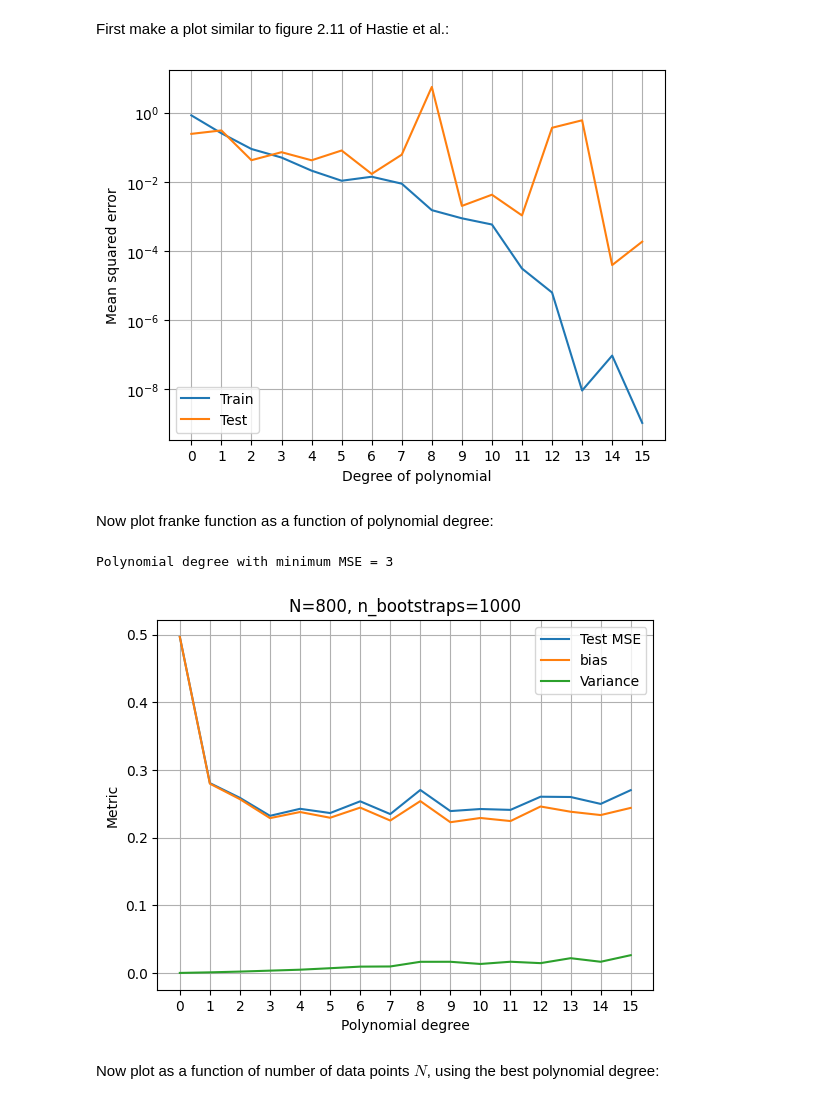
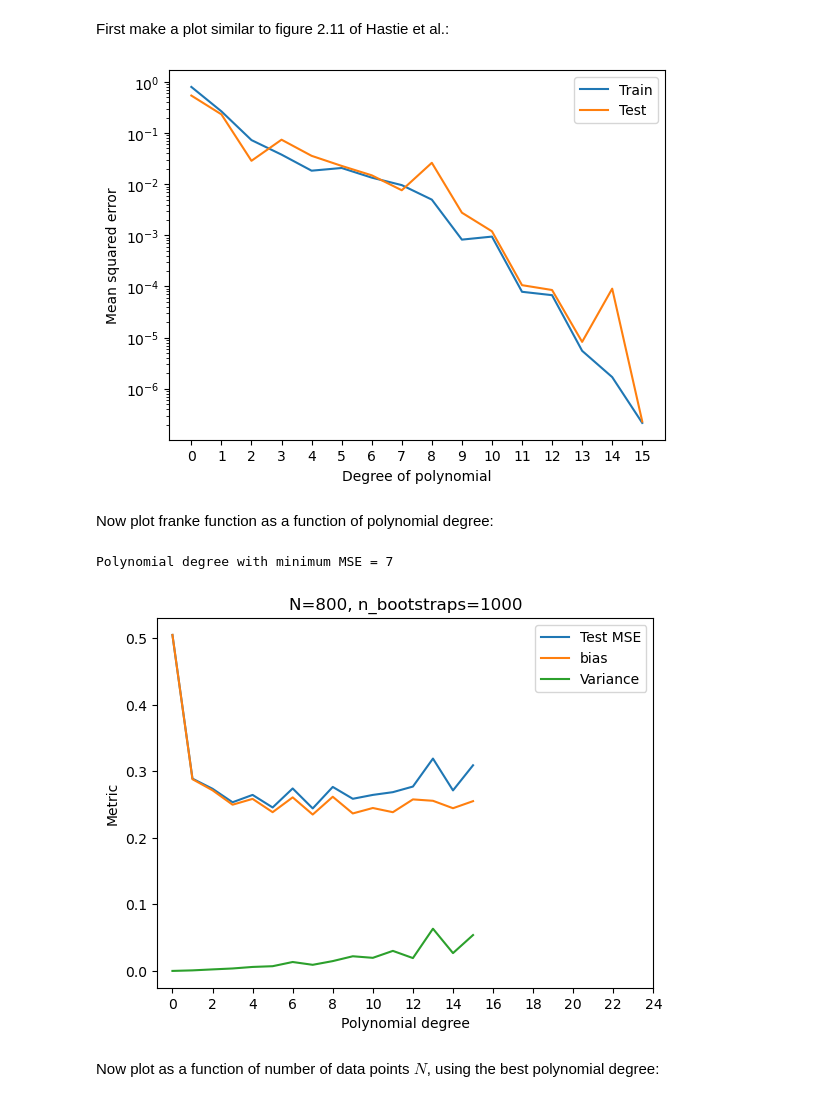
Before and after one commit to LassePladsen/FYS-STK3155-projects, a Jupyter notebook: project1/source_code/part_e_bias_variance_OLS.ipynb, the cells around one changed output. Drawn from its saved outputs; the diff is of its cells as text; code cells hidden in the pictures.

```diff
--- a/project1/source_code/part_e_bias_variance_OLS.ipynb
+++ b/project1/source_code/part_e_bias_variance_OLS.ipynb
@@ -65,7 +65,7 @@ if not FIGURES_DIR.exists():
 First make a plot similar to figure 2.11 of Hastie et al.:
 # %%
 # Create data set
-n = 20
+n = 100
 x = np.linspace(-3, 3, n).reshape(-1, 1)
 np.random.seed(RNG_SEED)
 noise = np.random.normal(0, 0.01, x.shape)
@@ -103,10 +103,9 @@ plt.xlabel("Degree of polynomial")
 plt.ylabel("Mean squared error")
 plt.yscale("log")
 plt.xticks(degrees)
-plt.grid()
 plt.savefig(FIGURES_DIR / "part_e_bias_variance_hastie.png")
 # %% [output]
-[figure, old version]
+[figure, new version]
 # %% [markdown]
 Now plot franke function as a function of polynomial degree:
 # %%
@@ -118,7 +117,7 @@ noise_std = 1  # standard deviation for noise
 
 # PARAMETERS
 N = 800  # number of data points
-maxdegree = 16  # max polynomial degree for plotting
+degree_max = 26  # max polynomial degree for plotting
 
 # Create data set
 x = np.sort(np.random.uniform(0, 1, N))
@@ -127,7 +126,7 @@ y = np.sort(np.random.uniform(0, 1, N))
 # Get franke function with noise
 np.random.seed(RNG_SEED)
 noise = np.random.normal(0, noise_std, x.shape)
-z = FrankeFunction(x, y)# + noise
+z = FrankeFunction(x, y) + noise
 
 # Initialize scaler
 scaler = StandardScaler()
@@ -154,37 +153,36 @@ for degree in degrees:
     X_train_scaled = scaler.transform(X_train)
     X_test_scaled = scaler.transform(X_test)
 
     # Bootstrap resampling
     z_predict = np.empty((z_test.shape[0], n_bootstraps))
     for i in range(n_bootstraps):
         X_, z_ = resample(X_train_scaled, z_train)
 
         # OLS regression
         beta = np.linalg.pinv(X_.T @ X_) @ X_.T @ z_
         z_predict[:, i] = X_test_scaled @ beta
 
     # Store the MSE, bias, and variance
     mse_arr[degree] = MSE_bootstrap(z_test, z_predict)
     bias_arr[degree] = bias_bootstrap(z_test, z_predict)
     var_arr[degree] = variance_bootstrap(z_predict)
 
 plt.plot(degrees, mse_arr, label='Test MSE')
 plt.plot(degrees, bias_arr, label='bias')
 plt.plot(degrees, var_arr, label='Variance')
 plt.xlabel("Polynomial degree")
 plt.ylabel("Metric")
 plt.title(f"{N=}, {n_bootstraps=}")
-plt.xticks(range(0, maxdegree, 1))
+plt.xticks(range(0, degree_max, 2))
 plt.legend()
-plt.grid()
 plt.savefig(FIGURES_DIR / "part_e_mse_polydeg.png")
 
 # Print best poly degree
 best_poly_deg = np.argmin(mse_arr)
 print(f"Polynomial degree with minimum MSE = {best_poly_deg}")
 # %% [output]
-Polynomial degree with minimum MSE = 3
+Polynomial degree with minimum MSE = 7
-[figure, old version]
+[figure, new version]
 # %% [markdown]
 Now plot as a function of number of data points $N$, using the best polynomial degree:
 # %%
```
Also changed, not shown: parts of 1 cell of this notebook, 13 other files.
